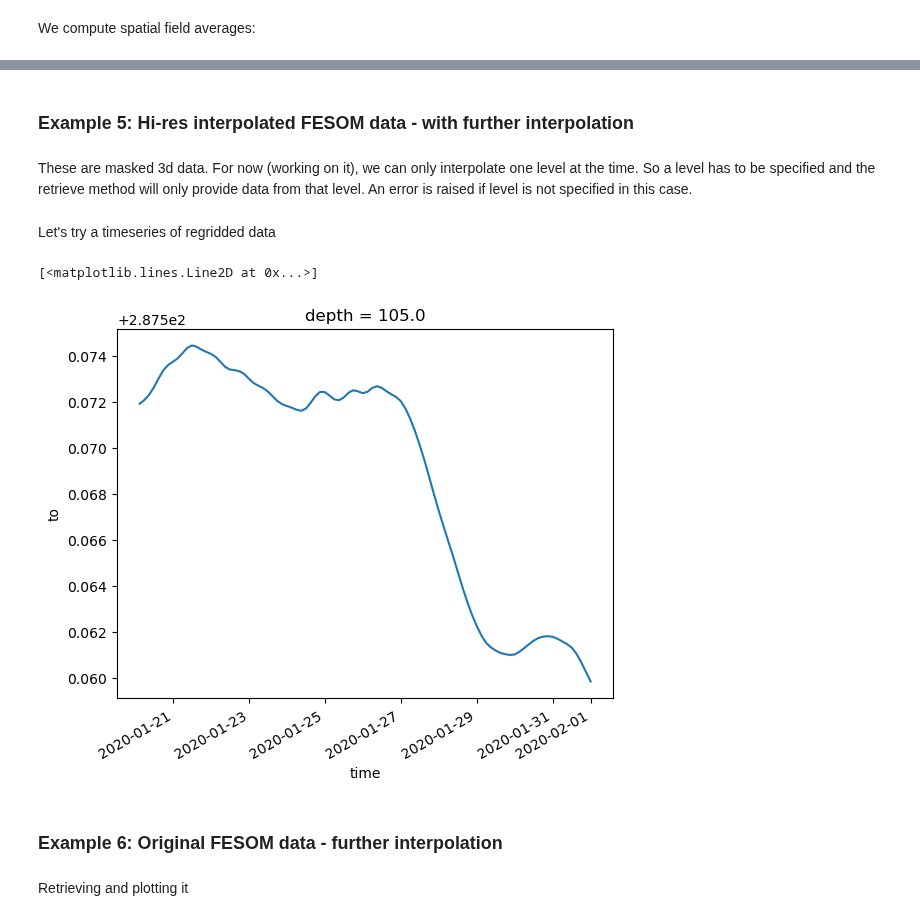
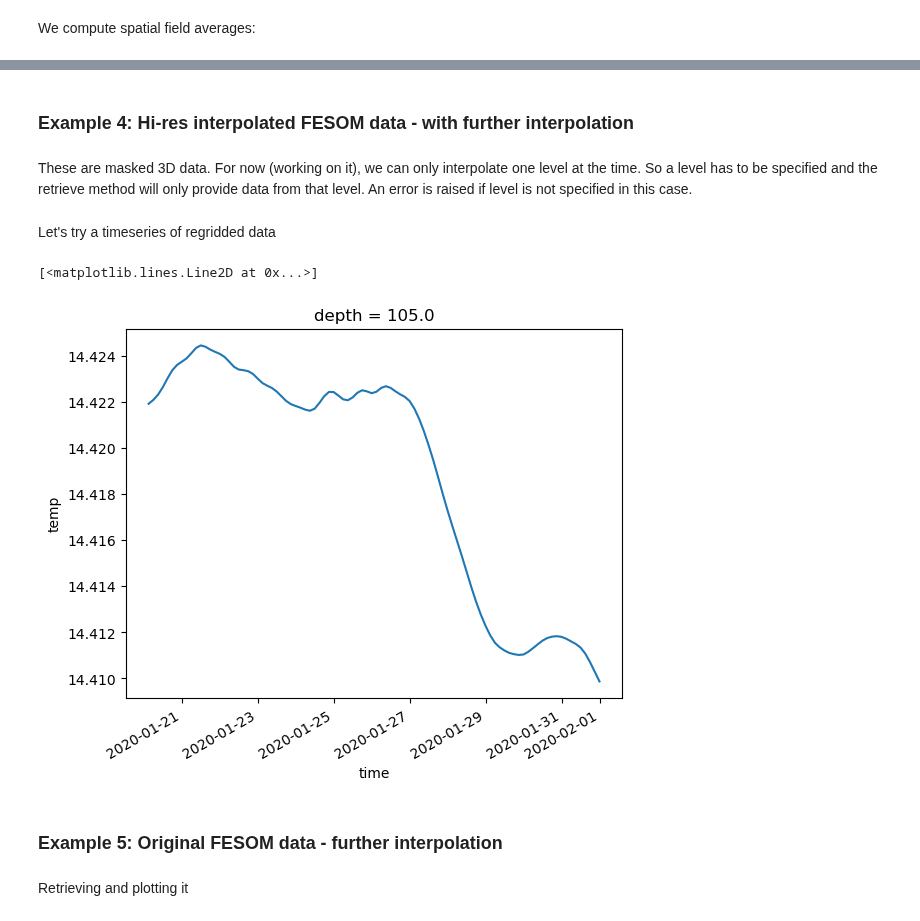
Before and after one commit to Predictia/AQUA, a Jupyter notebook: notebooks/reader/fldmean.ipynb, the cells around one changed output, grey strips where cells are left out. Cells and saved outputs as stored; diff of their text form; code cells hidden in the pictures.

```diff
--- a/notebooks/reader/fldmean.ipynb
+++ b/notebooks/reader/fldmean.ipynb
@@ -139,7 +122,7 @@ global_mean_r.plot()
 # %% [markdown]
-### Example 5: Hi-res interpolated FESOM data - with further interpolation
+### Example 4: Hi-res interpolated FESOM data - with further interpolation
 # %% [markdown]
-These are masked 3d data. For now (working on it), we can only interpolate one level at the time. So a level has to be specified and the retrieve method will only provide data from that level. An error is raised if level is not specified in this case.
+These are masked 3D data. For now (working on it), we can only interpolate one level at the time. So a level has to be specified and the retrieve method will only provide data from that level. An error is raised if level is not specified in this case.
 # %%
 reader = Reader(model="FESOM", exp="tco2559-ng5", source="interpolated_global_TS", regrid="r100", level=20)
 # %%
@@ -147,14 +130,14 @@ data = reader.retrieve()
 # %% [markdown]
 Let's try a timeseries of regridded data
 # %%
-tr1 = data.to.isel(time=range(0,96))
+tr1 = data.temp.isel(time=range(0,96))
 global_mean_r = reader.fldmean(tr1)
 global_mean_r.plot()
 # %% [output]
 [<matplotlib.lines.Line2D at 0x...>]
-[figure, old version]
+[figure, new version]
 # %% [markdown]
-### Example 6: Original FESOM data - further interpolation
+### Example 5: Original FESOM data - further interpolation
 # %%
 from aqua import Reader
 reader = Reader(model="FESOM", exp="tco2559-ng5", source="original_2d", regrid="r250")
```
Also changed, not shown: parts of 11 cells of this notebook, 7 other files.
